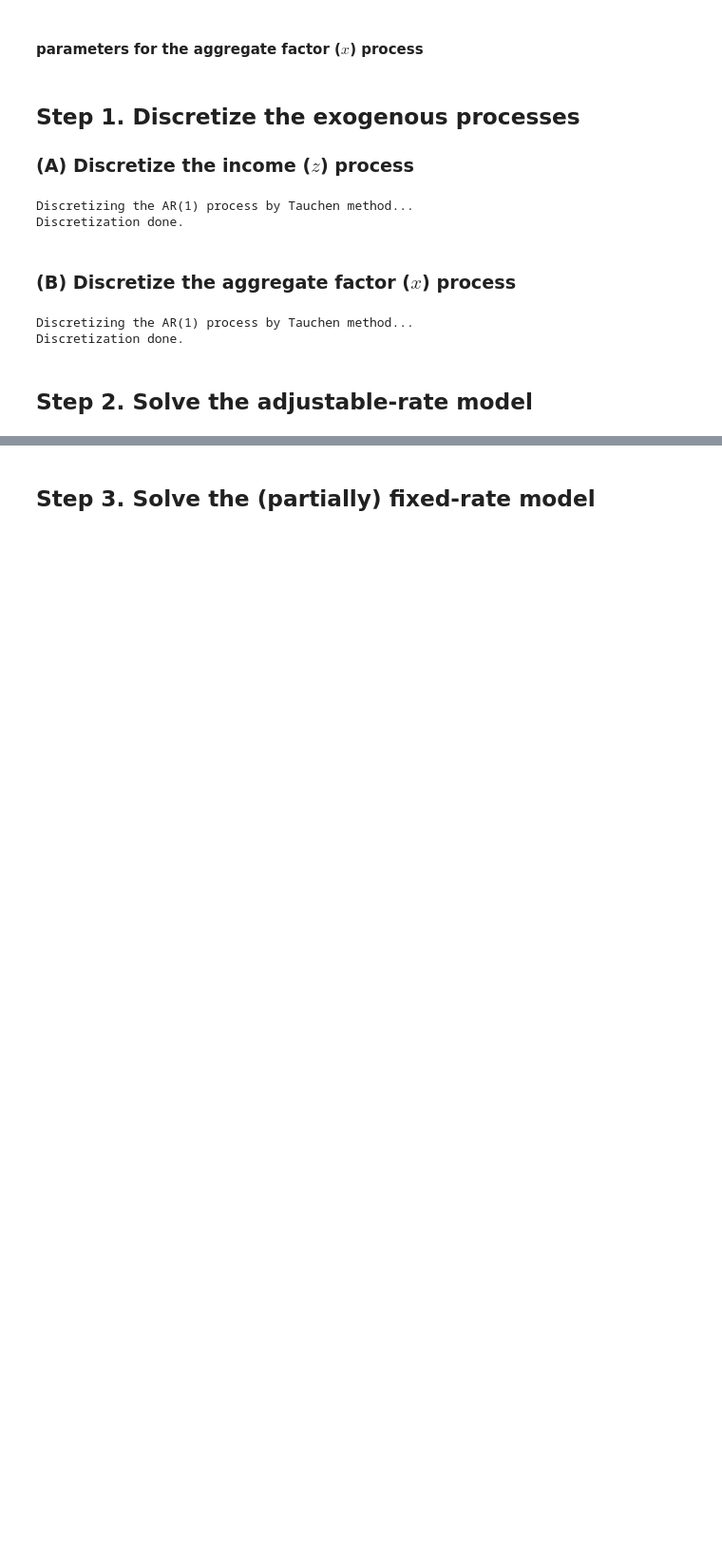
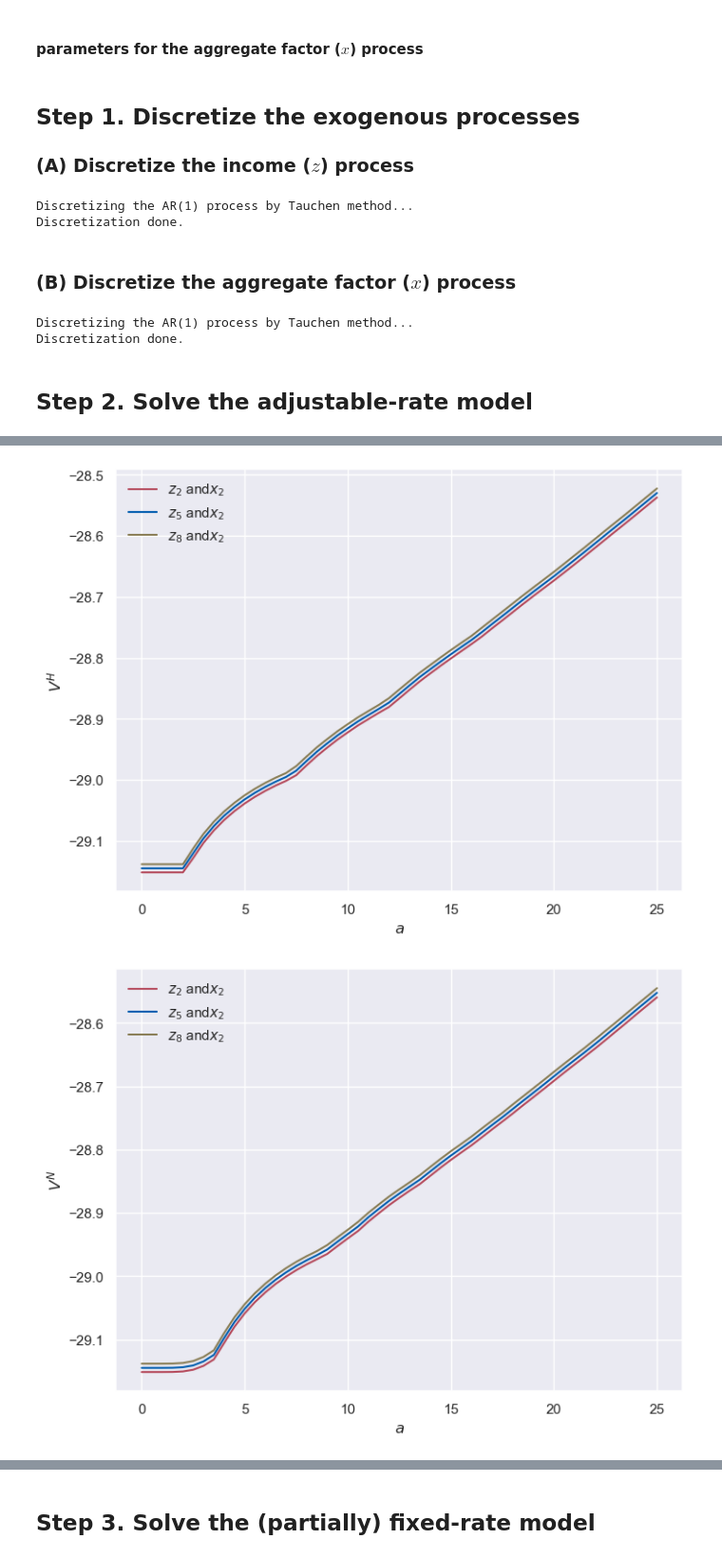
Before and after one commit to mtanaka25/WashU_Quant_Macro_project, a Jupyter notebook: main.ipynb, the cells around one changed output, grey strips where cells are left out. Shown at 95% size. Drawn from its saved outputs; the diff is of its cells as text; code cells hidden in the pictures; blank space fills up the shorter version.

Commit message:
feat: Add some graphic methods

```diff
--- a/main.ipynb
+++ b/main.ipynb
@@ -79,0 +80,13 @@ elapsed time = 0:02:38.975709
+# %%
+# Plot value function with respect to a
+ARM_Economy.plot_value_func(homeownership = 'H',
+                            axis = 0,
+                            fixed_states =[(2, 2), (5, 2), (8, 2)],
+                            fname ='ARM_value_fun_H_wrt_a.png')
+ARM_Economy.plot_value_func(homeownership = 'N',
+                            axis = 0,
+                            fixed_states =[(2, 2), (5, 2), (8, 2)],
+                            fname ='ARM_value_func_N_wrt_a.png')
+# %% [output]
+[figure, added]
+[figure, added]
```
Also changed, not shown: parts of 11 cells of this notebook, 2 other files.
